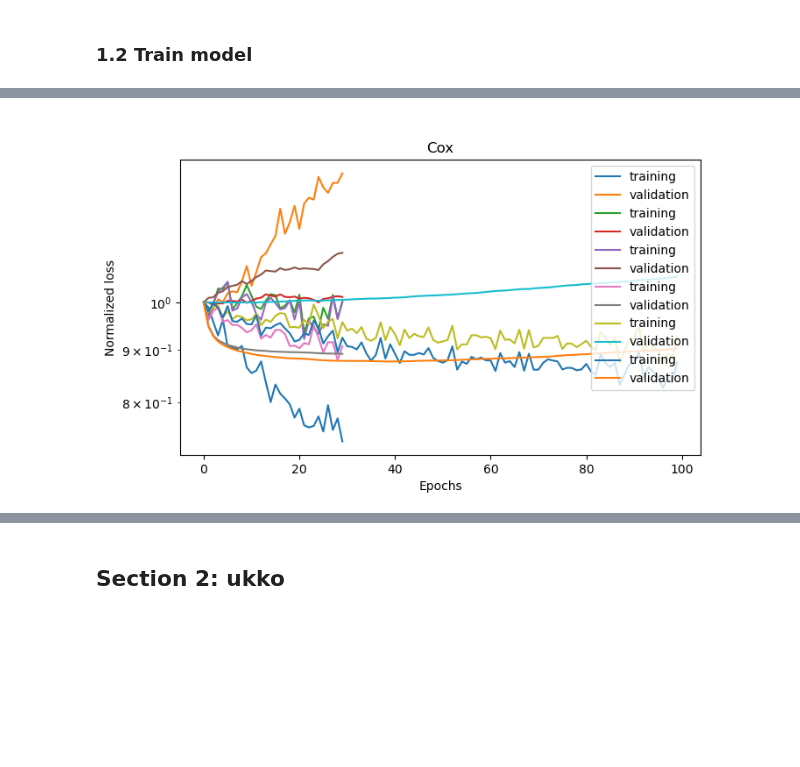
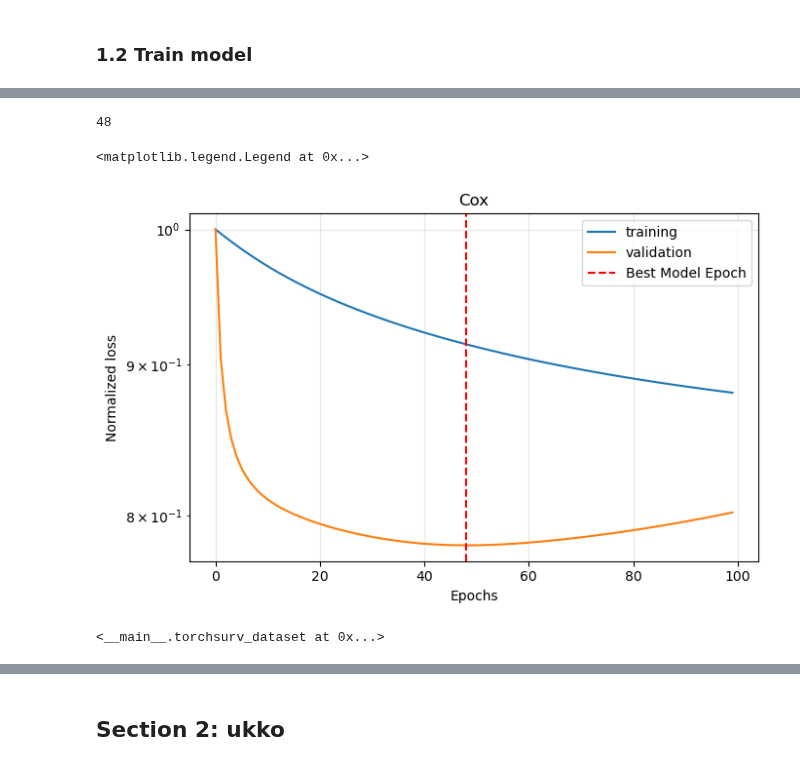
Before and after one commit to eric-fey-hus/ukko, a Jupyter notebook: lifelines_AML_model.ipynb, the cells around one changed output, grey strips where cells are left out. Cells and saved outputs as stored; diff of their text form; code cells hidden in the pictures; blank space fills up the shorter version.

```diff
--- a/lifelines_AML_model.ipynb
+++ b/lifelines_AML_model.ipynb
@@ -291,6 +286,9 @@ class torchsurv_dataset(Dataset):
     # Getting data size/length
     def __len__(self):
         return len(self.df)
+
+    def getx(self):
+        return torch.tensor(self.df.drop(["person_id", "OSS_status", "OSS_days"], axis=1).values).float()
 
     # Getting the data samples
     def __getitem__(self, idx):
@@ -318,11 +316,12 @@ def plot_losses(train_losses, val_losses, title: str = "Cox") -> None:
     plt.title(title)
     plt.yscale("log")
     plt.show()
+    return none
 # %% [markdown]
 ## Dataloaders
 # %%
 # Dataloader
-BATCH_SIZE = 512
+BATCH_SIZE = 600#512
 dataloader_train = DataLoader(
     torchsurv_dataset(df_train), batch_size=BATCH_SIZE, shuffle=True
 )
@@ -512,9 +511,24 @@ Sequential(
 import warnings
 
 warnings.filterwarnings("ignore")
+# %%
+cox_model = torch.nn.Sequential(
+    torch.nn.BatchNorm1d(num_features),  # Batch normalization
+    torch.nn.Linear(num_features, 1),  # Estimating log hazards for Cox models
+)
+# Disable fused/foreach to avoid platform-specific ImportErrors (common on CPU/Windows)
+optimizer = torch.optim.Adam(
+    cox_model.parameters(),
+    lr=LEARNING_RATE,
+    foreach=False,     # PyTorch 2.x: avoids foreach fast path issues
+    fused=False        # explicitly disable fused Adam
+)
 # %%
 LEARNING_RATE = 1e-3
 EPOCHS = 100
+
+from torchsurv.loss.cox import neg_partial_log_likelihood
+import copy
 
 torch.manual_seed(42)
 # Init optimizer for Cox
@@ -527,6 +541,8 @@ val_losses = []
 warnings.filterwarnings("ignore")
 
 # training loop
+best_cox_model = None
+best_val_loss = float('inf')
 for epoch in range(EPOCHS):
     epoch_loss = torch.tensor(0.0)
     cox_model.train()
@@ -552,6 +568,13 @@ for epoch in range(EPOCHS):
           epoch_val_loss
         )
 
+    if not best_cox_model or epoch_val_loss < best_val_loss:
+        print("New best model found. ")
+        print(f"Epoch: {epoch:03}, Training loss: {epoch_loss:0.2f}. Validation loss: {epoch_val_loss:0.2f}")
+        best_val_loss = epoch_val_loss #.detach().cpu().numpy()
+        best_cox_model = copy.deepcopy(cox_model)
+        print("---")
+
     if epoch % (EPOCHS // 10) == 0:
         print(f"Epoch: {epoch:03}, Training loss: {epoch_loss:0.2f}. Validation loss: {epoch_val_loss:0.2f}")
 
@@ -583,4 +602,0 @@ Epoch: 090, Training loss: 10.38. Validation loss: 5.75
-# %%
-plot_losses(train_losses, val_losses, "Cox")
-# %% [output]
-[figure, removed]
@@ -586,0 +657,15 @@ plot_losses(train_losses, val_losses, "Cox")
+# %%
+plot_losses(train_losses, val_losses, "Cox")
+# plot vertical line at best model epoch
+best_epoch = val_losses.index(min(val_losses))
+print(best_epoch)
+plt.axvline(x=best_epoch, color='r', linestyle='--', label='Best Model Epoch')
+plt.legend()
+# %% [output]
+48
+<matplotlib.legend.Legend at 0x...>
+[figure, added]
+# %%
+dataloader_test.dataset
+# %% [output]
+<__main__.torchsurv_dataset at 0x...>
```
Also changed, not shown: parts of 10 cells of this notebook.
